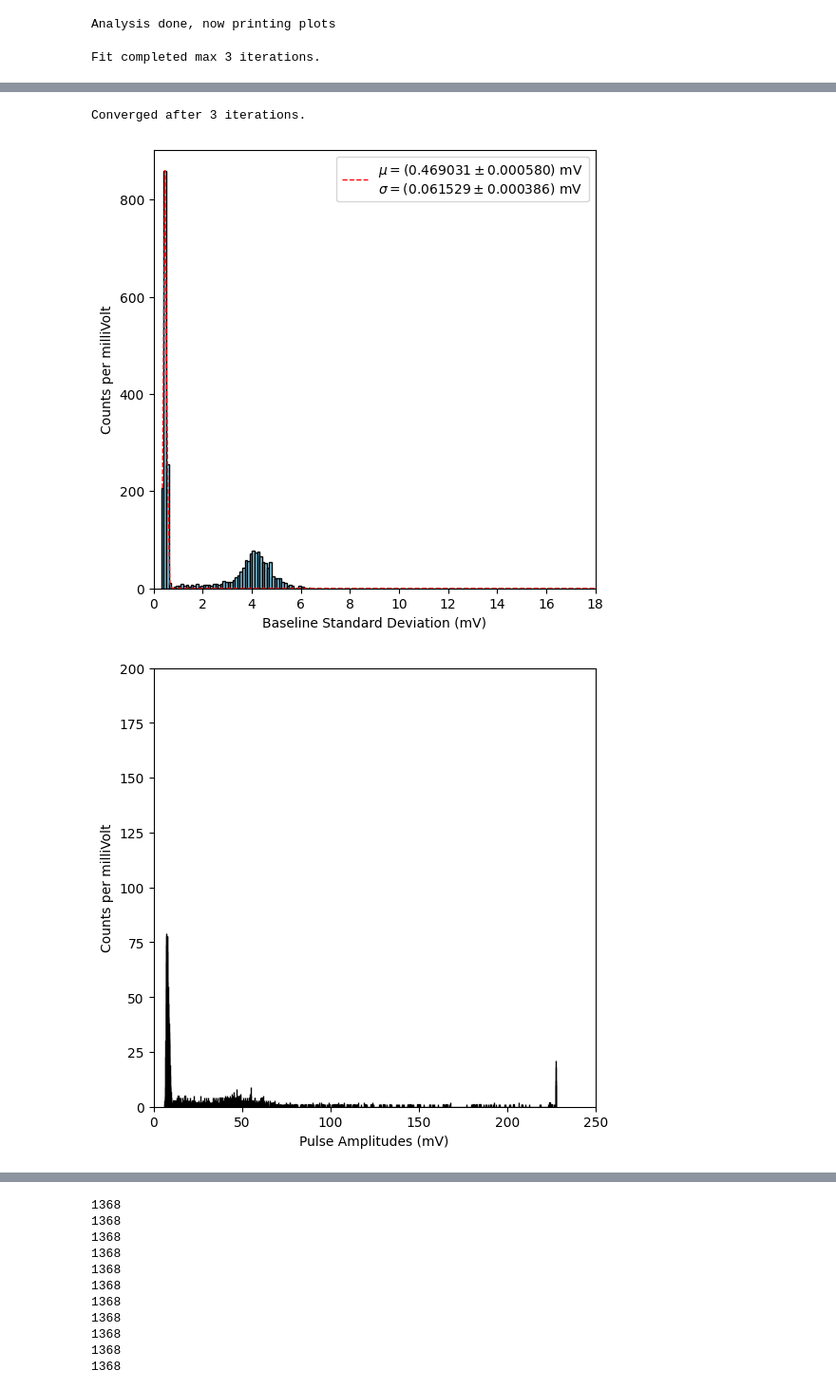
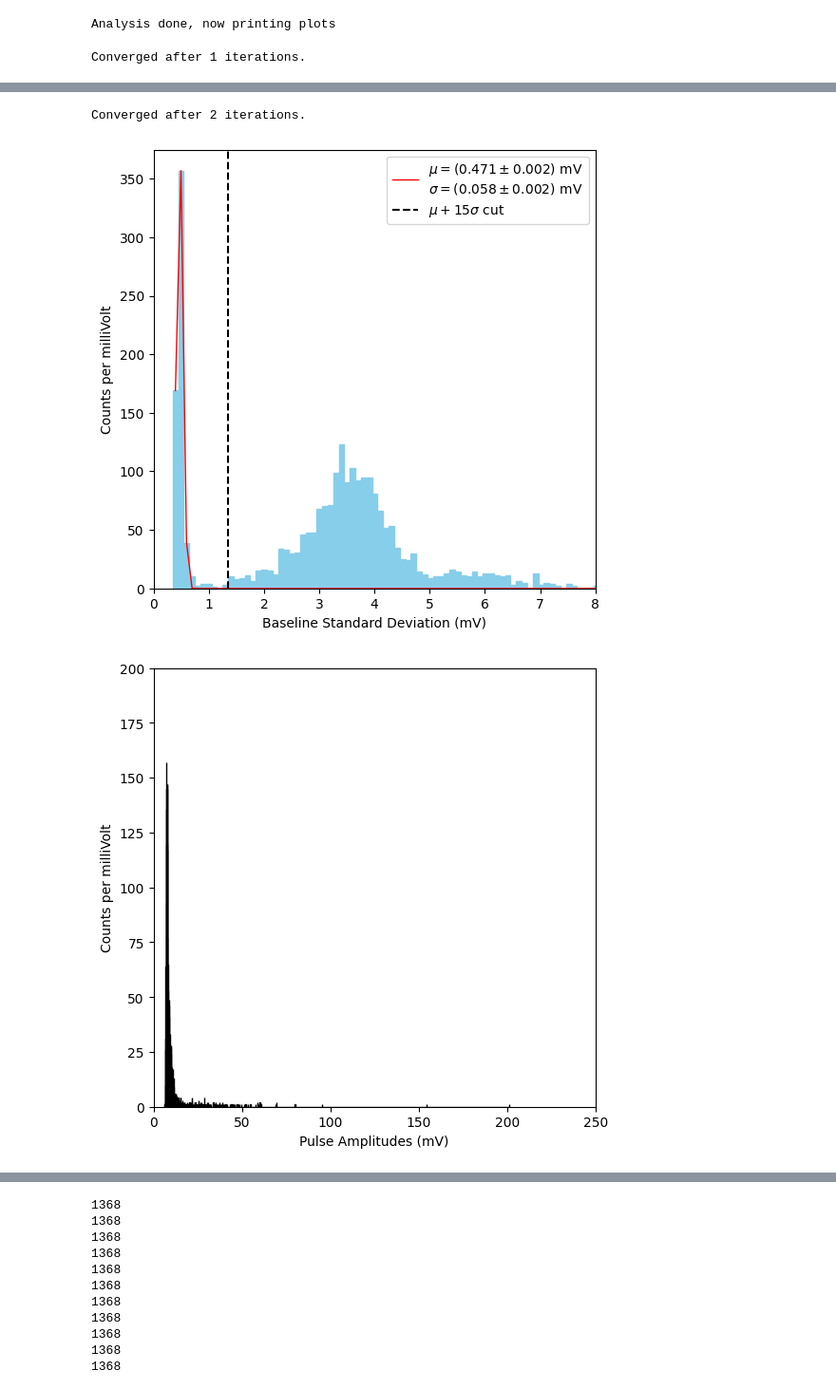
Before and after one commit to hhuckvale/DMProject, a Jupyter notebook: PMT_Characteristics/SPE/Processing_and_Clean_CH1.ipynb, the cells around one changed output, grey strips where cells are left out. Shown at 95% size. Saved outputs shown, nothing was run; the diff lists cells and outputs as text; code cells hidden in the pictures.

```diff
--- a/PMT_Characteristics/SPE/Processing_and_Clean_CH1.ipynb
+++ b/PMT_Characteristics/SPE/Processing_and_Clean_CH1.ipynb
@@ -24,7 +24,7 @@ import pandas as pd
 doVerbose = False
 
 #import the wfm file
-filename_base = "091225_spe_2000_2500_1_on_ch1"
+filename_base = "091225_spe_1750_2500_1_on_ch1"
 
 
 #saving the processed file
@@ -445,7 +445,7 @@ def gaussian_sb(sigma_b_array_mV, amp,  mu, sigma):
     return gauss_sb
 
 sb_number_of_bins = int((np.max(sigma_b_array_mV)-np.min(sigma_b_array_mV))/0.1) #chosen 1 bin = 0.1mV
-n, bins, patches = plt.hist(sigma_b_array_mV, bins=sb_number_of_bins, color='skyblue', edgecolor='black')
+n, bins, patches = plt.hist(sigma_b_array_mV, bins=sb_number_of_bins, color='skyblue', edgecolor='skyblue')
 bin_centers = 0.5 * (bins[1:] + bins[:-1])
 MAX_ITERATIONS = 3
 SIGMA_THRESHOLD = 3.0  # Remove points > 3 standard deviations away
@@ -502,18 +502,34 @@ else:
     sb_fit_full = gaussian_sb(bin_centers, *final_popt)
     err_mu = np.sqrt(final_pcov[1,1])
     err_sigma = np.sqrt(final_pcov[2,2])
-    plt.plot(bin_centers, sb_fit_full, 'r--', linewidth=1)
-    plt.xlim(0, 18)
+    #plt.plot(bin_centers, sb_fit_full, 'r:', linewidth=1)
+    plt.xlim(0, 8)
+    #plt.axvline(15*popt[2], label=r'$15\sigma$')
     plt.xlabel('Baseline Standard Deviation (mV)')
     plt.ylabel('Counts per milliVolt')
-    plt.legend([
-    r'$\mu=(%.6f \pm %.6f)\ \mathrm{mV}$'  # First line: Mean ($\mu$)
-    '\n'                                              # Newline character
-    r'$\sigma=(%.6f \pm %.6f)\ \mathrm{mV}$' % (        # Second line: Std Dev ($\sigma$)
-        popt[1], err_mu, popt[2], err_sigma)], loc='best', fontsize=10)
-    plt.show()
+    #plt.legend([
+    #r'$\mu=(%.6f \pm %.6f)\ \mathrm{mV}$'  # First line: Mean ($\mu$)
+    #'\n'                                              # Newline character
+    #r'$\sigma=(%.6f \pm %.6f)\ \mathrm{mV}$' % (       # Second line: Std Dev ($\sigma$)
+    #    popt[1], err_mu, popt[2], err_sigma)], loc='best', fontsize=10)
+    #plt.show()
     mean_bsd = final_popt[1]
     sigma_bsd = final_popt[2]
+    fit_label = (
+    r'$\mu=(%.3f \pm %.3f)\ \mathrm{mV}$'
+    '\n'
+    r'$\sigma=(%.3f \pm %.3f)\ \mathrm{mV}$'
+) % (final_popt[1], err_mu, final_popt[2], err_sigma)
+
+    plt.plot(bin_centers, sb_fit_full, 'r-', linewidth=1, label=fit_label)
+
+    plt.axvline(final_popt[1] + 15*final_popt[2],
+            linestyle='--',
+            color='k',
+            label=r'$\mu + 15\sigma$ cut')
+
+    plt.legend(loc='best', fontsize=10)
+    plt.show()
 
 # histogram for Peak Amplitudes
 plt.figure(figsize=(6, 6))
@@ -744,4 +760,4 @@ plt.show()
 
 print('Plots complete, now cleaning')
 # %% [output]
-Fit completed max 3 iterations.
+Converged after 1 iterations.
@@ -749,3 +765,3 @@ Fit completed max 3 iterations.
-Converged after 3 iterations.
+Converged after 2 iterations.
-[figure, old version]
+[figure, new version]
-[figure, old version]
+[figure, new version]
```
Also changed, not shown: parts of 5 cells of this notebook, 13 other files.
